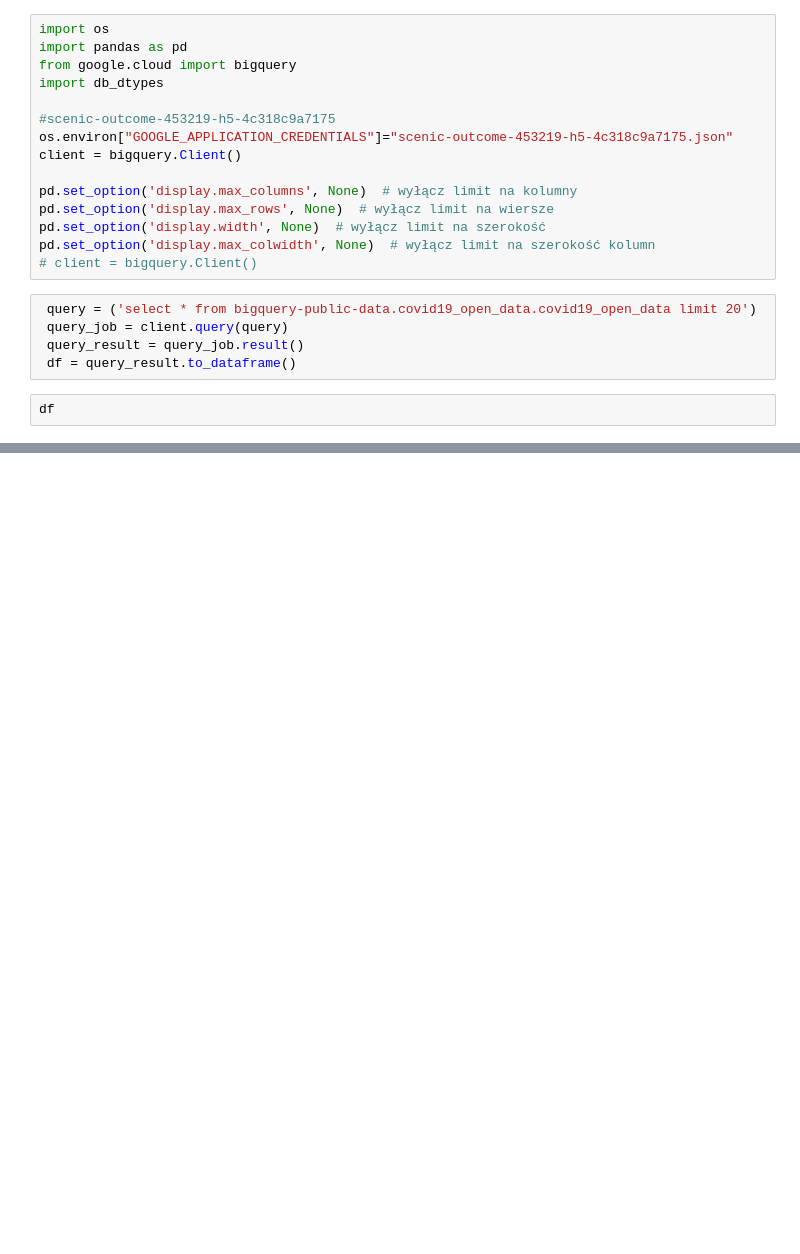
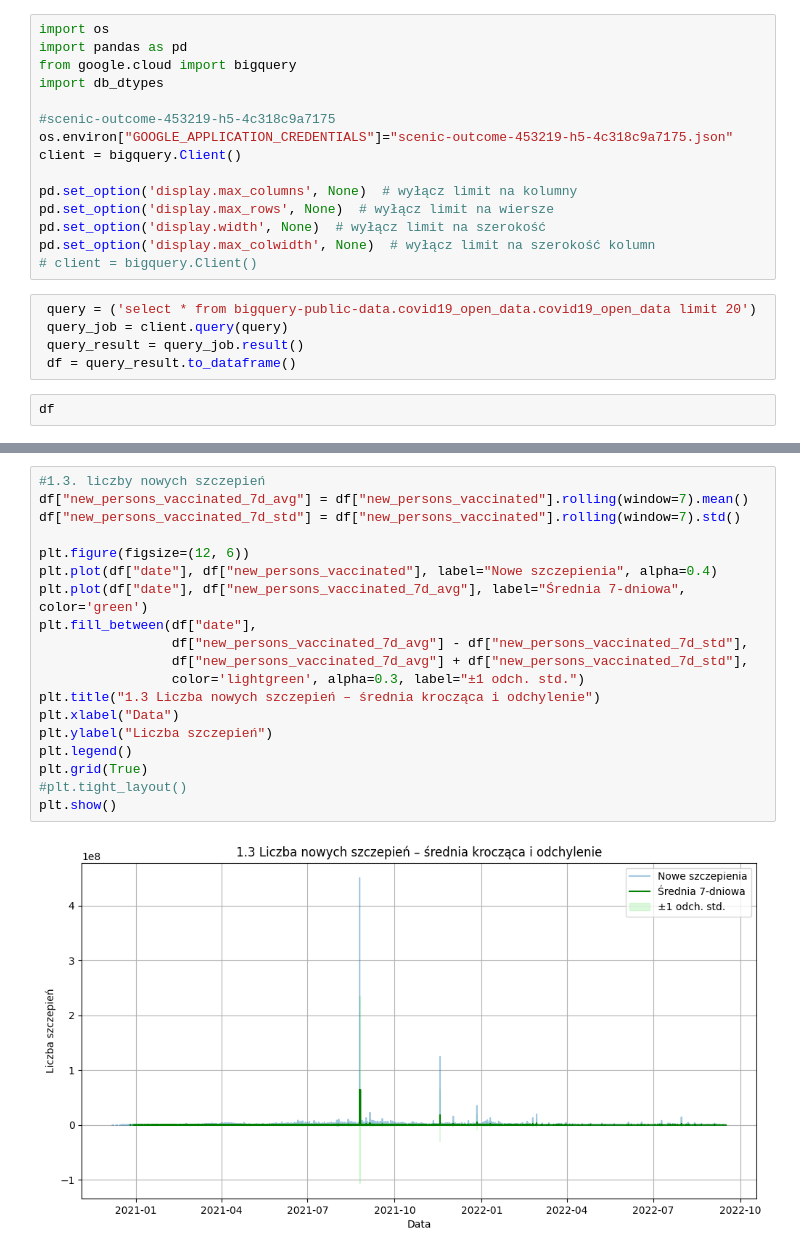
Before and after one commit to kasiap556/bigdata, a Jupyter notebook: main.ipynb, the cells around one changed output, grey strips where cells are left out. Saved outputs shown, nothing was run; the diff lists cells and outputs as text; blank space fills up the shorter version.

```diff
--- a/main.ipynb
+++ b/main.ipynb
@@ -33,0 +101,21 @@ columns_df
+# %%
+#1.3. liczby nowych szczepień
+df["new_persons_vaccinated_7d_avg"] = df["new_persons_vaccinated"].rolling(window=7).mean()
+df["new_persons_vaccinated_7d_std"] = df["new_persons_vaccinated"].rolling(window=7).std()
+
+plt.figure(figsize=(12, 6))
+plt.plot(df["date"], df["new_persons_vaccinated"], label="Nowe szczepienia", alpha=0.4)
+plt.plot(df["date"], df["new_persons_vaccinated_7d_avg"], label="Średnia 7-dniowa", color='green')
+plt.fill_between(df["date"],
+                 df["new_persons_vaccinated_7d_avg"] - df["new_persons_vaccinated_7d_std"],
+                 df["new_persons_vaccinated_7d_avg"] + df["new_persons_vaccinated_7d_std"],
+                 color='lightgreen', alpha=0.3, label="±1 odch. std.")
+plt.title("1.3 Liczba nowych szczepień – średnia krocząca i odchylenie")
+plt.xlabel("Data")
+plt.ylabel("Liczba szczepień")
+plt.legend()
+plt.grid(True)
+#plt.tight_layout()
+plt.show()
+# %% [output]
+[figure, added]
```
Also changed, not shown: parts of 7 cells of this notebook.
